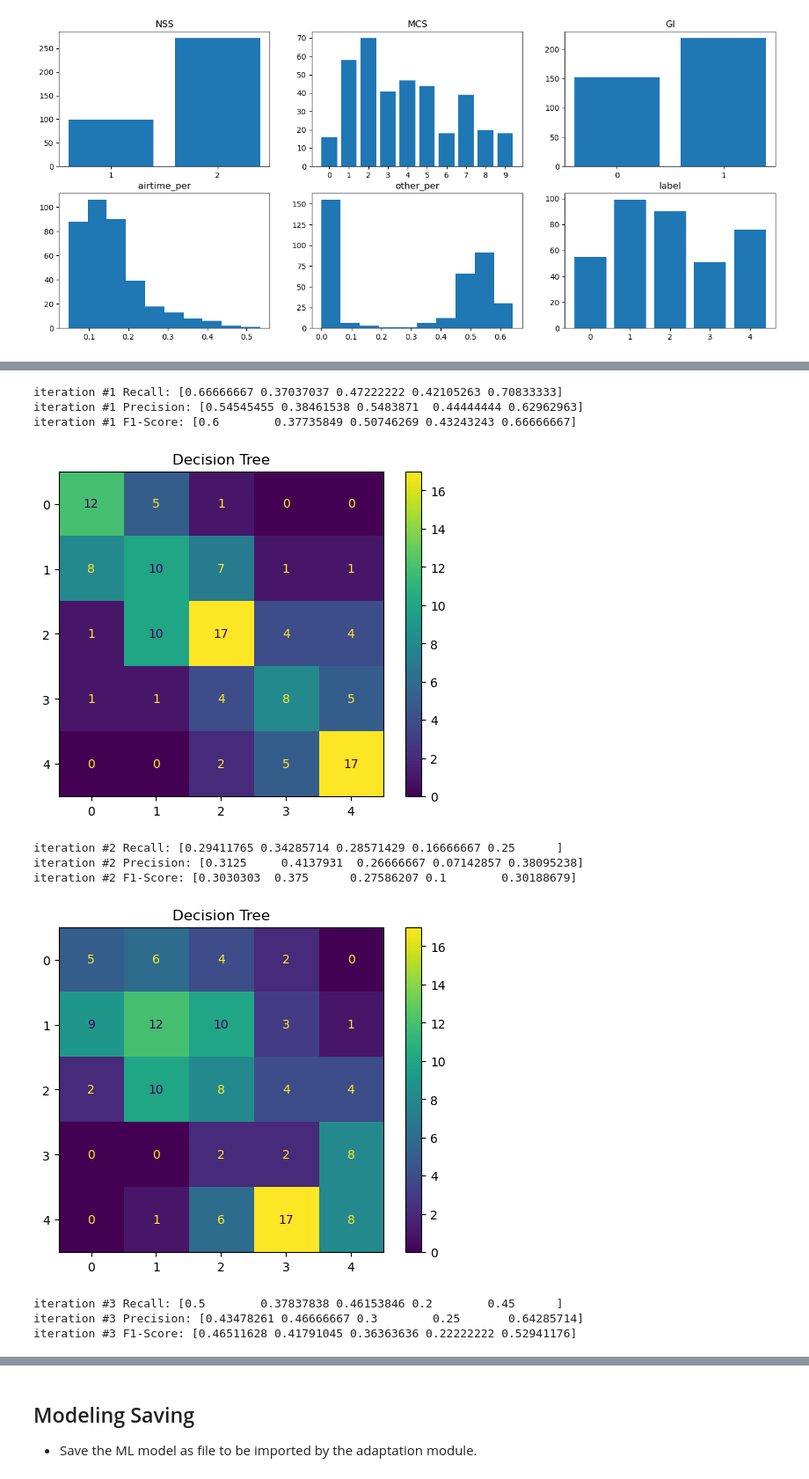
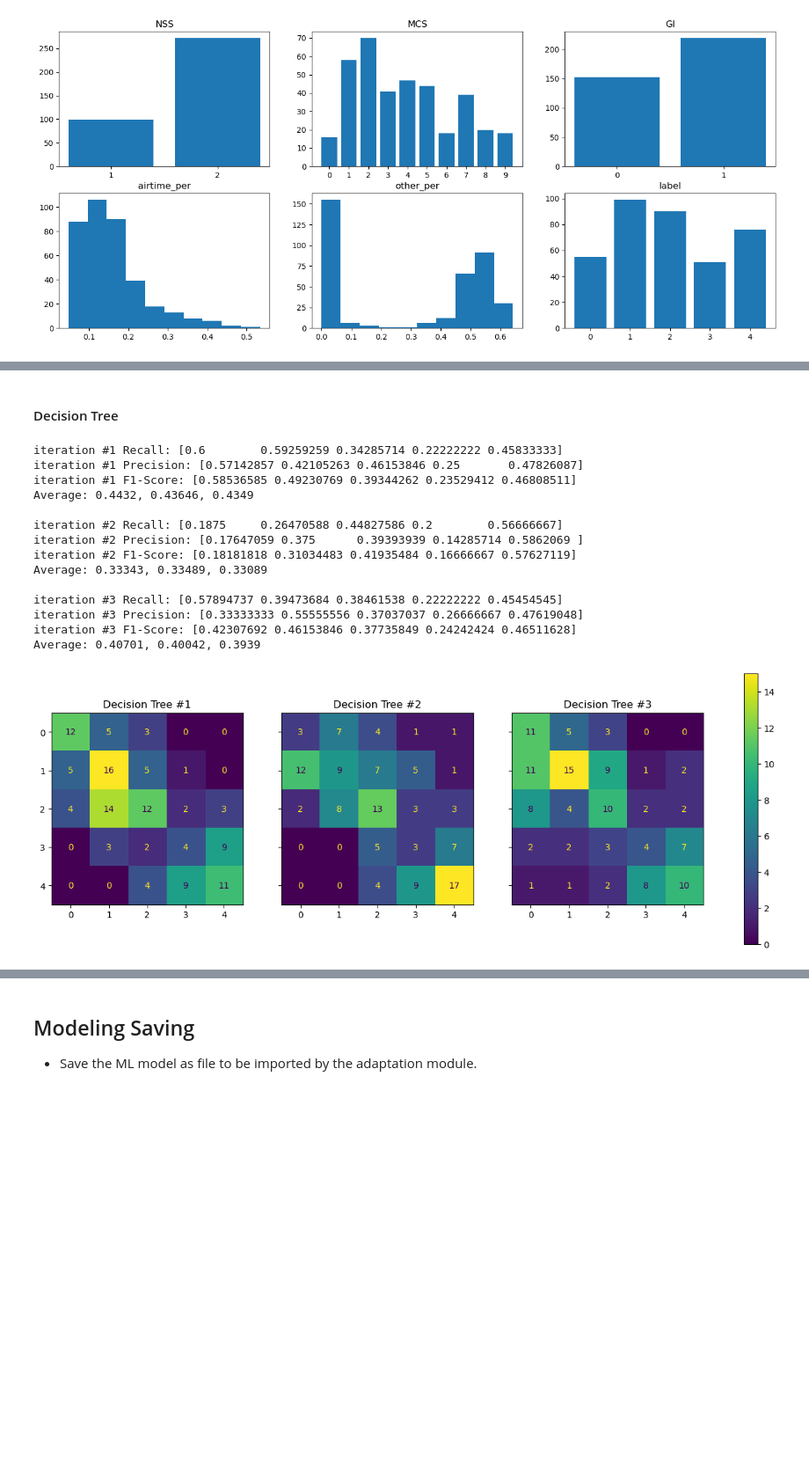
Before and after one commit to ywliu722/ml_for_network, a Jupyter notebook: decision_tree_training.ipynb, the cells around one changed output, grey strips where cells are left out. Shown at 88% size. Saved outputs shown, nothing was run; the diff lists cells and outputs as text; code cells hidden in the pictures; blank space fills up the shorter version.

```diff
--- a/decision_tree_training.ipynb
+++ b/decision_tree_training.ipynb
@@ -121,49 +132,57 @@ plt.savefig('data_visualization.png', bbox_inches='tight')
+# %% [markdown]
+#### Decision Tree
 # %%
-y_train = dataset['label']
-X_train = dataset.drop(['label'], axis=1)
-
-k_fold = KFold(n_splits=3)
-k_fold.get_n_splits(X_train)
-
 iteration = 1
+conf_matrix = []
 clf = DecisionTreeClassifier(criterion="entropy")
 for train_index, validation_index in k_fold.split(X_train):
     x_train_cv, x_validation_cv = X_train.values[train_index], X_train.values[validation_index]
     y_train_cv, y_validation_cv = y_train[train_index], y_train[validation_index]
 
     clf.fit(x_train_cv, y_train_cv)
     y_predict_cv = clf.predict(x_validation_cv)
 
-    print(f'iteration #{iteration} Recall: {recall_score(y_validation_cv, y_predict_cv, average=None)}')
-    print(f'iteration #{iteration} Precision: {precision_score(y_validation_cv, y_predict_cv, average=None)}')
-    print(f'iteration #{iteration} F1-Score: {f1_score(y_validation_cv, y_predict_cv, average=None)}')
+    conf_matrix.append(confusion_matrix(y_true=y_validation_cv, y_pred=y_predict_cv))
+    recall = recall_score(y_validation_cv, y_predict_cv, average=None)
+    precision = precision_score(y_validation_cv, y_predict_cv, average=None)
+    f1 = f1_score(y_validation_cv, y_predict_cv, average=None)
+
+    print(f'iteration #{iteration} Recall: {recall}')
+    print(f'iteration #{iteration} Precision: {precision}')
+    print(f'iteration #{iteration} F1-Score: {f1}')
+    print(f'Average: {np.round(np.average(recall), 5)}, {np.round(np.average(precision), 5)}, {np.round(np.average(f1), 5)}')
     print()
+    iteration += 1
 
-    conf_matrix = confusion_matrix(y_true=y_validation_cv, y_pred=y_predict_cv)
-    titles = ['Decision Tree']
-    f, axes = plt.subplots()
 
-    for i in range(0,1):
-        disp = ConfusionMatrixDisplay(conf_matrix, display_labels=labels)
-        disp.plot(ax=axes)
-        disp.ax_.set_title(titles[i])
-        disp.im_.colorbar.remove()
-        disp.ax_.set_xlabel('')
-        disp.ax_.set_ylabel('')
+titles = ['Decision Tree #1', 'Decision Tree #2', 'Decision Tree #3']
 
-    f.colorbar(disp.im_, ax=axes)
-    plt.savefig(f'confusion_matrix{iteration}.png', bbox_inches='tight')
-    plt.show()
-    iteration += 1
+f, axes = plt.subplots(1, 3, figsize=(16.8, 5.6), sharey='row')
+
+for i in range(0,3):
+    disp = ConfusionMatrixDisplay(conf_matrix[i], display_labels=labels)
+    disp.plot(ax=axes[i])
+    disp.ax_.set_title(titles[i])
+    disp.im_.colorbar.remove()
+    disp.ax_.set_xlabel('')
+    disp.ax_.set_ylabel('')
+
+f.colorbar(disp.im_, ax=axes)
+plt.savefig(f'confusion_matrix_decision_tree.png', bbox_inches='tight')
+plt.show()
 # %% [output]
-iteration #1 Recall: [0.66666667 0.37037037 0.47222222 0.42105263 0.70833333]
-iteration #1 Precision: [0.54545455 0.38461538 0.5483871  0.44444444 0.62962963]
-iteration #1 F1-Score: [0.6        0.37735849 0.50746269 0.43243243 0.66666667]
+iteration #1 Recall: [0.6        0.59259259 0.34285714 0.22222222 0.45833333]
+iteration #1 Precision: [0.57142857 0.42105263 0.46153846 0.25       0.47826087]
+iteration #1 F1-Score: [0.58536585 0.49230769 0.39344262 0.23529412 0.46808511]
+Average: 0.4432, 0.43646, 0.4349
+
+iteration #2 Recall: [0.1875     0.26470588 0.44827586 0.2        0.56666667]
+iteration #2 Precision: [0.17647059 0.375      0.39393939 0.14285714 0.5862069 ]
+iteration #2 F1-Score: [0.18181818 0.31034483 0.41935484 0.16666667 0.57627119]
+Average: 0.33343, 0.33489, 0.33089
+
+iteration #3 Recall: [0.57894737 0.39473684 0.38461538 0.22222222 0.45454545]
+iteration #3 Precision: [0.33333333 0.55555556 0.37037037 0.26666667 0.47619048]
+iteration #3 F1-Score: [0.42307692 0.46153846 0.37735849 0.24242424 0.46511628]
+Average: 0.40701, 0.40042, 0.3939
-[figure, old version]
+[figure, new version]
-iteration #2 Recall: [0.29411765 0.34285714 0.28571429 0.16666667 0.25      ]
-iteration #2 Precision: [0.3125     0.4137931  0.26666667 0.07142857 0.38095238]
-iteration #2 F1-Score: [0.3030303  0.375      0.27586207 0.1        0.30188679]
-[figure, removed]
-iteration #3 Recall: [0.5        0.37837838 0.46153846 0.2        0.45      ]
-iteration #3 Precision: [0.43478261 0.46666667 0.3        0.25       0.64285714]
-iteration #3 F1-Score: [0.46511628 0.41791045 0.36363636 0.22222222 0.52941176]
```
Also changed, not shown: parts of 11 cells of this notebook.
